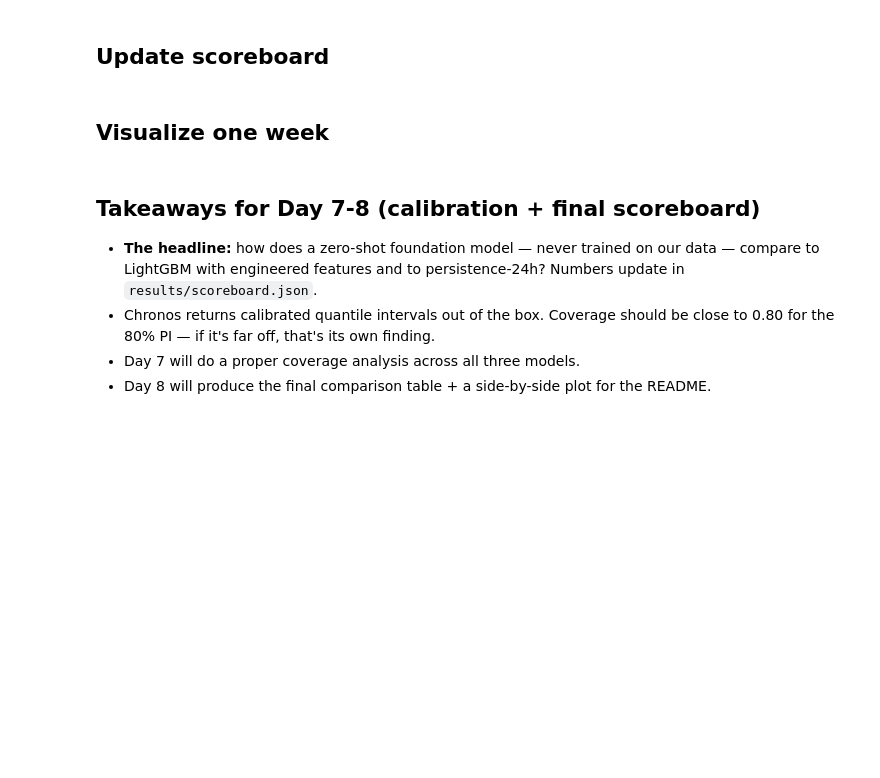
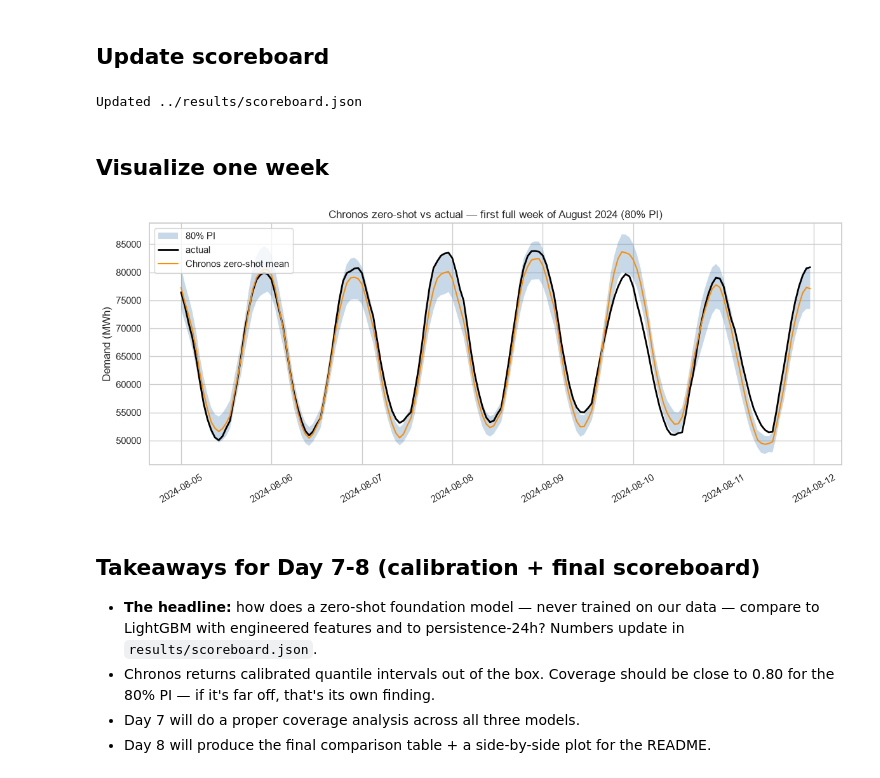
Before and after one commit to visethchapman/ercot-demand-forecast, a Jupyter notebook: notebooks/04_chronos.ipynb, the cells around one changed output. Saved outputs shown, nothing was run; the diff lists cells and outputs as text; code cells hidden in the pictures; blank space fills up the shorter version.

```diff
--- a/notebooks/04_chronos.ipynb
+++ b/notebooks/04_chronos.ipynb
@@ -119,27 +159,34 @@ scoreboard['results']['chronos_bolt_small_zero_shot'] = {
     'coverage_80pi': float(cov80),
     'context_len': CONTEXT_LEN,
     'n_eval_points': int(len(y_true_aligned)),
+    'note': 'Chronos-Bolt trained quantiles 0.1-0.9 only; 95% PI not natively supported.',
 }
 scoreboard_path.write_text(json.dumps(scoreboard, indent=2))
 print(f'Updated {scoreboard_path}')
+# %% [output]
+Updated ../results/scoreboard.json
 # %% [markdown]
 ## Visualize one week
 # %%
 vis = pd.DataFrame({
     'ts':       np.array(test_hours)[valid_idx],
     'actual':   y_true_aligned,
     'chronos':  y_pred_chronos,
     'p10':      p10,
     'p90':      p90,
 })
 wk = vis[(vis.ts >= '2024-08-05') & (vis.ts < '2024-08-12')]
 
 fig, ax = plt.subplots(figsize=(12, 5))
-ax.fill_between(wk.ts, wk.p10, wk.p90, alpha=0.2, label='80% PI')
-ax.plot(wk.ts, wk.actual, label='actual', color='black', lw=2)
-ax.plot(wk.ts, wk.chronos, label='Chronos zero-shot', alpha=0.8)
-ax.legend(); ax.set_title('Chronos zero-shot vs actual — first full week of August 2024'); ax.set_ylabel('Demand (MWh)')
+ax.fill_between(wk.ts, wk.p10, wk.p90, color='steelblue', alpha=0.3, label='80% PI', edgecolor='none')
+ax.plot(wk.ts, wk.actual,  label='actual', color='black', lw=2)
+ax.plot(wk.ts, wk.chronos, label='Chronos zero-shot mean', color='darkorange', lw=1.5)
+ax.legend(loc='upper left')
+ax.set_title('Chronos zero-shot vs actual — first full week of August 2024 (80% PI)')
+ax.set_ylabel('Demand (MWh)')
 plt.xticks(rotation=30); plt.tight_layout(); plt.show()
+# %% [output]
+[figure, added]
 # %% [markdown]
 ## Takeaways for Day 7-8 (calibration + final scoreboard)
 
```
Also changed, not shown: parts of 6 cells of this notebook.
